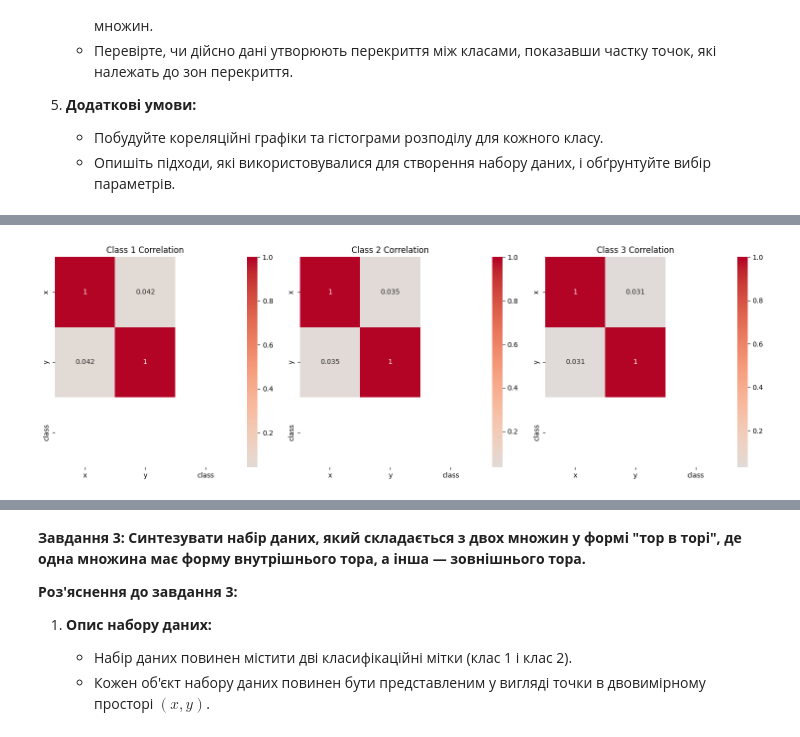
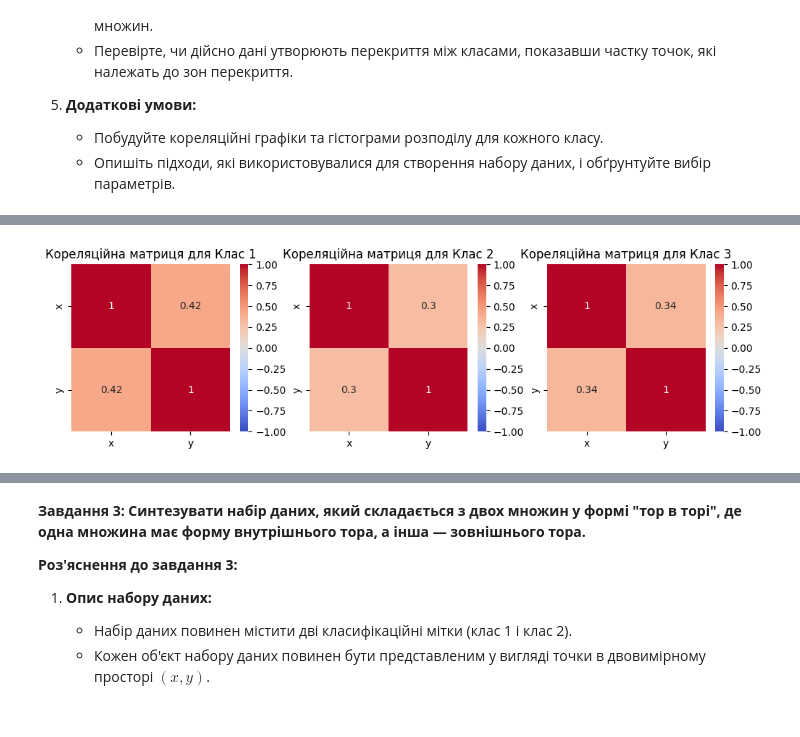
Before and after one commit to Sidoryak-Ostap/basics-of-ai, a Jupyter notebook: data_analytics/lab_2/DM_practice_2_new.ipynb, the cells around one changed output, grey strips where cells are left out. Saved outputs shown, nothing was run; the diff lists cells and outputs as text; code cells hidden in the pictures.

```diff
--- a/data_analytics/lab_2/DM_practice_2_new.ipynb
+++ b/data_analytics/lab_2/DM_practice_2_new.ipynb
@@ -193,0 +128,26 @@ plt.show()
+# %%
+
+np.random.seed(42)
+
+number_of_points = 300
+
+class1_mean = [2, 2]
+class2_mean = [5, 5]
+class3_mean = [8, 8]
+covariance = [[1, 0.5], [0.5, 1.5]]
+
+class1 = np.random.multivariate_normal(class1_mean, covariance, number_of_points)
+class2 = np.random.multivariate_normal(class2_mean, covariance, number_of_points)
+class3 = np.random.multivariate_normal(class3_mean, covariance, number_of_points)
+
+label_class1 = np.zeros(number_of_points)
+label_class2 = np.ones(number_of_points)
+label_class3 = np.full(number_of_points, 2)
+
+data = np.vstack((class1, class2, class3))
+labels = np.concatenate((label_class1, label_class2, label_class3))
+
+df = pd.DataFrame(data, columns=['x', 'y'])
+df['class'] = labels.astype(int)
+
+print(df.head())
@@ -194,14 +172,17 @@ plt.show()
 # %%
+classes = [0, 1, 2]
+class_names = ["Клас 1", "Клас 2", "Клас 3"]
+plt.figure(figsize=(12, 3))
 
-plt.figure(figsize=(15, 5))
 
-for i, class_label in enumerate(centers.keys(), 1):
-    plt.subplot(1, 3, i)
-    class_df = df[df['class'] == class_label]
-    sns.heatmap(class_df.corr(), annot=True, cmap='coolwarm', center=0)
-    plt.title(f'Class {class_label} Correlation')
+for i, class_name in zip(classes, class_names):
+    plt.subplot(1,3,i+1)
 
-plt.tight_layout()
+    subset = df[df['class'] == i]
+    correlation_matrix = subset[['x', 'y']].corr()
+
+    sns.heatmap(correlation_matrix, annot=True, cmap='coolwarm', vmin=-1, vmax=1, center=0)
+    plt.title(f'Кореляційна матриця для {class_name}')
 plt.show()
 # %% [output]
-[figure, old version]
+[figure, new version]
```
Also changed, not shown: parts of 14 cells of this notebook, 3 other files.
